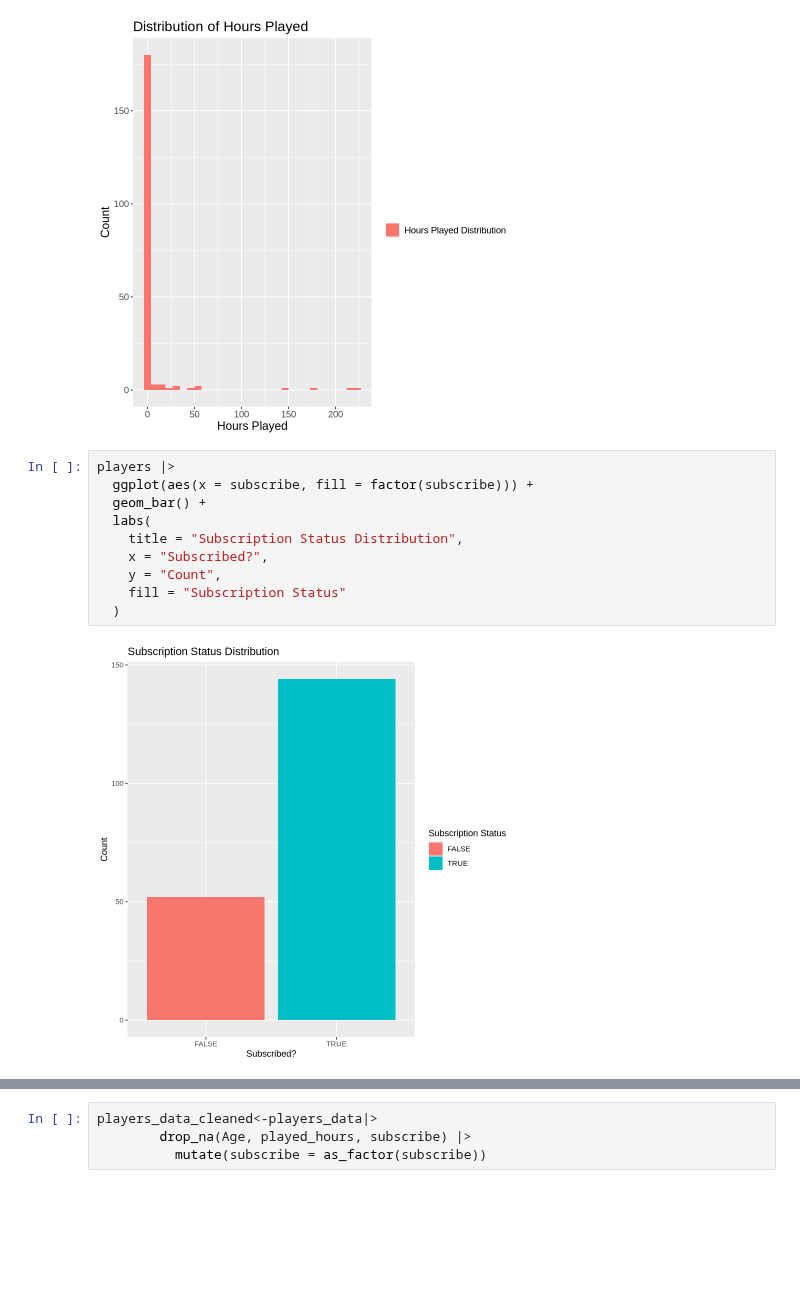
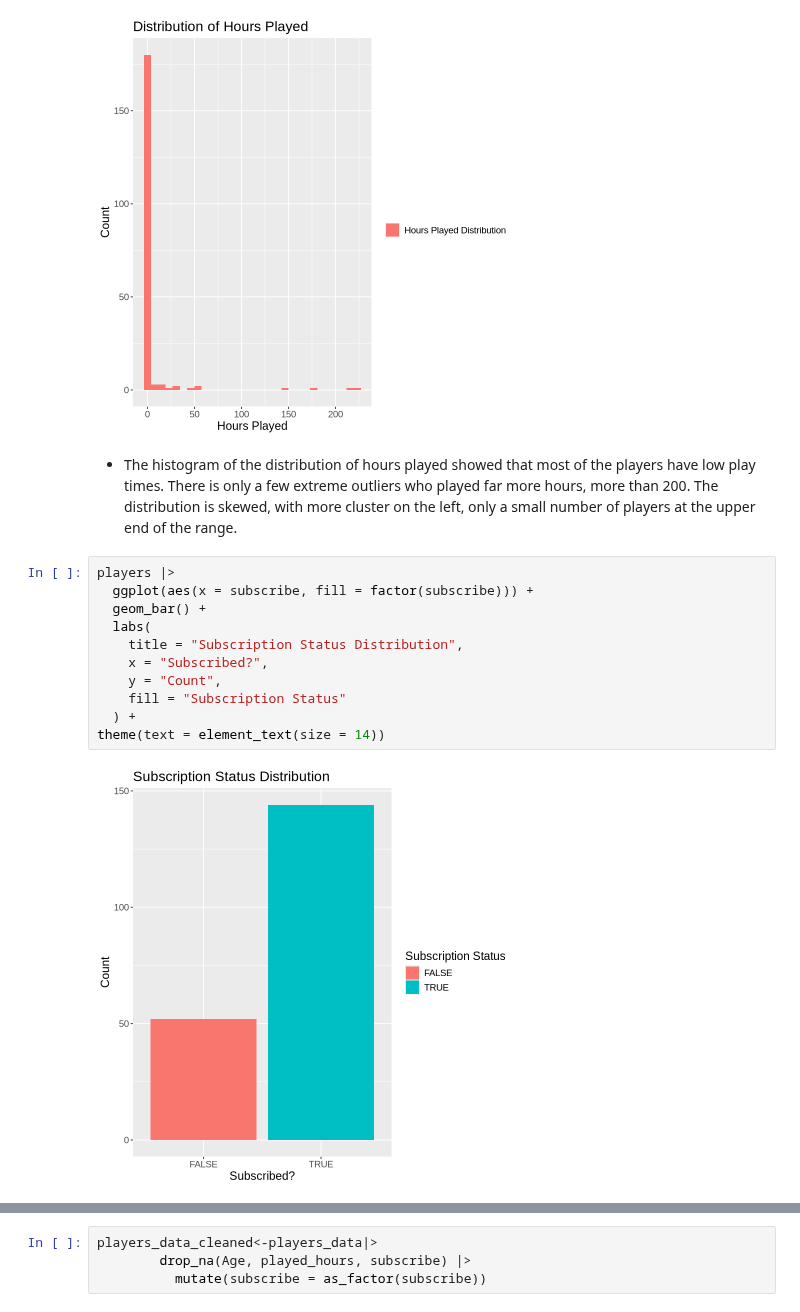
Before and after one commit to saisriman2004/DSCI_V-100-Group-Project, a Jupyter notebook: ProjectFinalReport.ipynb, the cells around one changed output, grey strips where cells are left out. Drawn from its saved outputs; the diff is of its cells as text; blank space fills up the shorter version.

```diff
--- a/ProjectFinalReport.ipynb
+++ b/ProjectFinalReport.ipynb
@@ -157,15 +159,18 @@ players |>
   theme(text = element_text(size = 14))
 # %% [output]
 [figure]
+# %% [markdown]
+- The histogram of the distribution of hours played showed that most of the players have low play times. There is only a few extreme outliers who played far more hours, more than 200. The distribution is skewed, with more cluster on the left, only a small number of players at the upper end of the range.
 # %%
 players |>
   ggplot(aes(x = subscribe, fill = factor(subscribe))) +
   geom_bar() +
   labs(
     title = "Subscription Status Distribution",
     x = "Subscribed?",
     y = "Count",
     fill = "Subscription Status"
-  )
+  ) +
+theme(text = element_text(size = 14))
 # %% [output]
-[figure, old version]
+[figure, new version]
```
Also changed, not shown: parts of 5 cells of this notebook.
